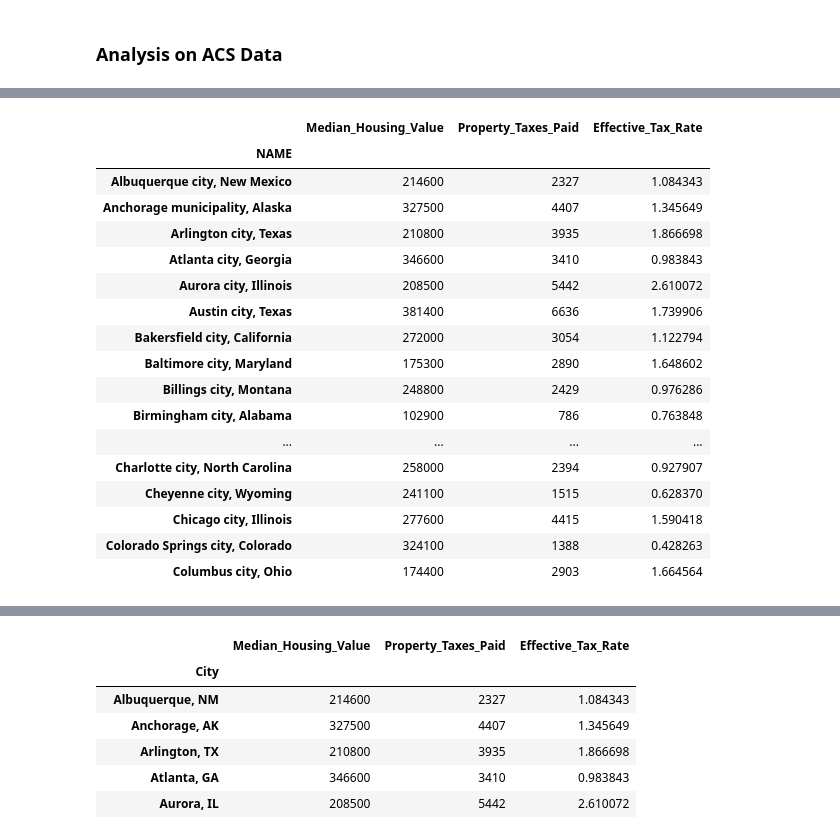
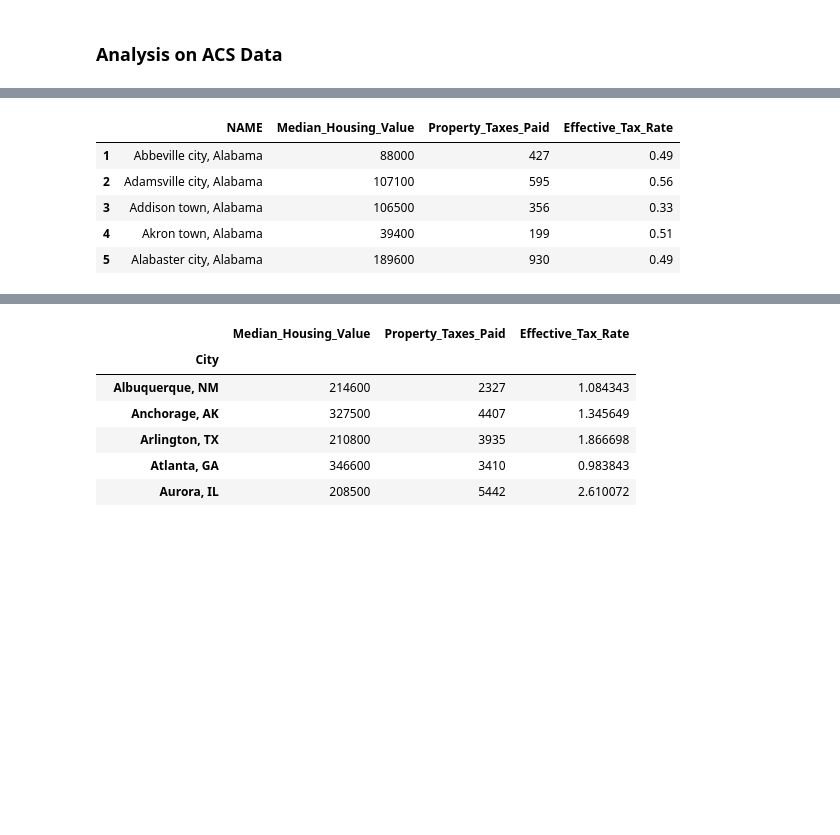
Before and after one commit to Howard-Cheng/dejure-defacto-taxrates, a Jupyter notebook: ACS.ipynb, the cells around one changed output, grey strips where cells are left out. Cells and saved outputs as stored; diff of their text form; code cells hidden in the pictures; blank space fills up the shorter version.

```diff
--- a/ACS.ipynb
+++ b/ACS.ipynb
@@ -40,10 +0,0 @@ Test with verified median housing value variable successful:
-# %%
-# Fetch property taxes paid data
-url = f'https://api.census.gov/data/2021/acs/acs1?get=NAME,{property_taxes_paid_variable}&for=place:*&key={api_key}'
-response = requests.get(url)
-if response.status_code == 200:
-    data = response.json()
-    df_property_taxes = pd.DataFrame(data[1:], columns=data[0])
-    print("Test with verified property taxes paid variable successful: ", df_property_taxes)
-else:
-    print('Error with verified property taxes paid variable:', response.status_code)
@@ -179,97 +44,39 @@ for city in missing_cities:
 # %%
-# Function to fetch data from the Census APIdef fetch_census_data(variables):
-    base_url = 'https://api.census.gov/data/2021/acs/acs5'
-    variable_string = ','.join(variables)
-    url = f'{base_url}?get=NAME,{variable_string}&for=place:*&key={api_key}'
-    response = requests.get(url)
-    if response.status_code == 200:
-        data = response.json()
-        return pd.DataFrame(data[1:], columns=data[0])
-    else:
-        print(f'Error fetching data for {variables}:', response.status_code)
-        return pd.DataFrame()
-
-# Variables to fetch
-variables = ['B25077_001E', 'B25103_001E']
-
-# Fetch data
-df = fetch_census_data(variables)
-
 # Drop unnecessary columns by name (if any)
 columns_to_drop = ['state', 'county', 'tract']  # Example columns to drop
 df = df.drop(columns=columns_to_drop, errors='ignore')
 
 # Rename columns for clarity
 df = df.rename(columns={
     'B25077_001E': 'Median_Housing_Value',
     'B25103_001E': 'Property_Taxes_Paid'
 })
 
 # Convert relevant columns to numeric
 df[['Median_Housing_Value', 'Property_Taxes_Paid']] = df[['Median_Housing_Value', 'Property_Taxes_Paid']].apply(pd.to_numeric, errors='coerce')
 
 # Handle missing values
 df.dropna(subset=['Median_Housing_Value', 'Property_Taxes_Paid'], inplace=True)
 
 # Remove invalid data
 df = df[(df['Property_Taxes_Paid'] >= 0) & (df['Median_Housing_Value'] > 0)]
 
 # Remove useless column
 column_to_drop = ['place']
 df = df.drop(columns=column_to_drop, errors='ignore')
 
 # Calculate effective tax rate
 df['Effective_Tax_Rate'] = (df['Property_Taxes_Paid'] / df['Median_Housing_Value']) * 100
 
+# round the effective tax rate to 2 decimal places
+df['Effective_Tax_Rate'] = df['Effective_Tax_Rate'].round(2)
 
-investigated_cities = [
-    "Albuquerque city, New Mexico", "Anchorage municipality, Alaska", "Arlington city, Texas", "Atlanta city, Georgia",
-    "Aurora city, Illinois", "Austin city, Texas", "Bakersfield city, California", "Baltimore city, Maryland",
-    "Billings city, Montana", "Birmingham city, Alabama", "Boise City city, Idaho", "Boston city, Massachusetts",
-    "Bridgeport city, Connecticut", "Buffalo city, New York", "Charleston city, South Carolina",
-    "Charlotte city, North Carolina", "Cheyenne city, Wyoming", "Chicago city, Illinois",
-    "Colorado Springs city, Colorado", "Columbus city, Ohio", "Dallas city, Texas", "Denver city, Colorado",
-    "Des Moines city, Iowa", "Detroit city, Michigan", "El Paso city, Texas", "Fargo city, North Dakota",
-    "Fort Worth city, Texas", "Fresno city, California", "Houston city, Texas", "Indianapolis city (balance), Indiana",
-    "Jacksonville city, Florida", "Kansas City city, Missouri", "Las Vegas city, Nevada", "Little Rock city, Arkansas",
-    "Long Beach city, California", "Los Angeles city, California", "Louisville/Jefferson County metro government (balance), Kentucky", "Manchester city, New Hampshire",
-    "Memphis city, Tennessee", "Mesa city, Arizona", "Miami city, Florida", "Milwaukee city, Wisconsin",
-    "Minneapolis city, Minnesota", "Nashville-Davidson metropolitan government (balance), Tennessee", "New Orleans city, Louisiana", "New York city, New York",
-    "Newark city, New Jersey", "Oakland city, California", "Oklahoma City city, Oklahoma", "Omaha city, Nebraska",
-    "Philadelphia city, Pennsylvania", "Phoenix city, Arizona", "Portland city, Maine", "Portland city, Oregon",
-    "Providence city, Rhode Island", "Raleigh city, North Carolina", "Sacramento city, California", "Salt Lake City city, Utah",
-    "San Antonio city, Texas", "San Diego city, California", "San Francisco city, California", "San Jose city, California",
-    "Seattle city, Washington", "Sioux Falls city, South Dakota", "Tucson city, Arizona", "Tulsa city, Oklahoma",
-    "Urban Honolulu CDP, Hawaii", "Virginia Beach city, Virginia", "Washington city, District of Columbia",
-    "Wichita city, Kansas", "Wilmington city, Delaware"
-]
-
-# filter investigated_cities only
-df_filtered = df[df['NAME'].isin(investigated_cities)]
-
-# sort the NAME column using alphabetical orderm, rename the dataframe to df_acs
-df_acs = df_filtered.sort_values(by='NAME')
-
-# set the index to NAME
-df_acs.set_index('NAME', inplace=True)
-
-df_acs.head(20)
+# Visualize the cleaned fetched data
+df.head()
 # %% [output]
-|  | Median_Housing_Value | Property_Taxes_Paid | Effective_Tax_Rate |
-| NAME |  |  |  |
-| Albuquerque city, New Mexico | 214600 | 2327 | 1.084343 |
-| Anchorage municipality, Alaska | 327500 | 4407 | 1.345649 |
-| Arlington city, Texas | 210800 | 3935 | 1.866698 |
-| Atlanta city, Georgia | 346600 | 3410 | 0.983843 |
-| Aurora city, Illinois | 208500 | 5442 | 2.610072 |
-| Austin city, Texas | 381400 | 6636 | 1.739906 |
-| Bakersfield city, California | 272000 | 3054 | 1.122794 |
-| Baltimore city, Maryland | 175300 | 2890 | 1.648602 |
-| Billings city, Montana | 248800 | 2429 | 0.976286 |
-| Birmingham city, Alabama | 102900 | 786 | 0.763848 |
-| ... | ... | ... | ... |
-| Charlotte city, North Carolina | 258000 | 2394 | 0.927907 |
-| Cheyenne city, Wyoming | 241100 | 1515 | 0.628370 |
-| Chicago city, Illinois | 277600 | 4415 | 1.590418 |
-| Colorado Springs city, Colorado | 324100 | 1388 | 0.428263 |
-| Columbus city, Ohio | 174400 | 2903 | 1.664564 |
+|  | NAME | Median_Housing_Value | Property_Taxes_Paid | Effective_Tax_Rate |
+| 1 | Abbeville city, Alabama | 88000 | 427 | 0.49 |
+| 2 | Adamsville city, Alabama | 107100 | 595 | 0.56 |
+| 3 | Addison town, Alabama | 106500 | 356 | 0.33 |
+| 4 | Akron town, Alabama | 39400 | 199 | 0.51 |
+| 5 | Alabaster city, Alabama | 189600 | 930 | 0.49 |
```
Also changed, not shown: parts of 19 cells of this notebook.
